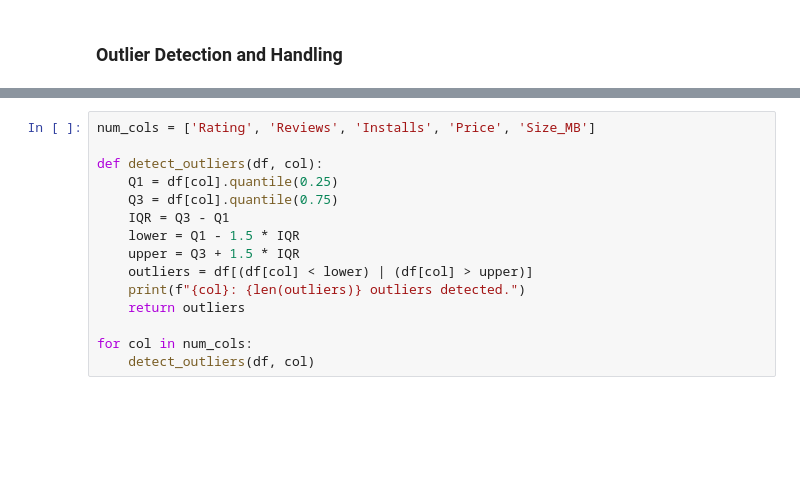
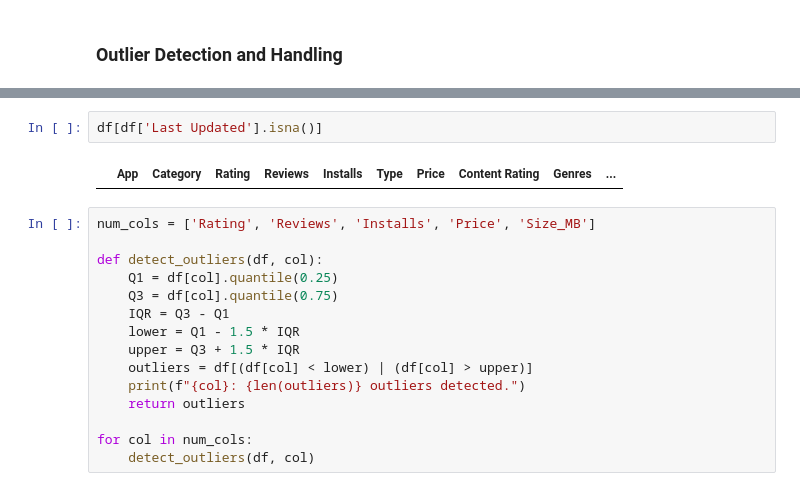
Before and after one commit to yousefmohtady1/Play-Store-apps-data-preprocessing, a Jupyter notebook: script.ipynb, the cells around one changed output, grey strips where cells are left out. Cells and saved outputs as stored; diff of their text form; blank space fills up the shorter version.

```diff
--- a/script.ipynb
+++ b/script.ipynb
@@ -630,6 +732,10 @@ df.describe()
 | 75% | 4.500000 | 4.643825e+04 | 1.000000e+06 | 0.000000 | 2018-07-19 00:00:00 | 26.000000 | 4.100000 |
 | max | 5.000000 | 7.815831e+07 | 1.000000e+09 | 400.000000 | 2018-08-08 00:00:00 | 100.000000 | 8.000000 |
 | std | 0.485617 | 2.696905e+06 | 8.024331e+07 | 16.279408 | NaN | 21.020598 | 0.792906 |
+# %%
+df[df['Last Updated'].isna()]
+# %% [output]
+|  | App | Category | Rating | Reviews | Installs | Type | Price | Content Rating | Genres | ... |
 # %%
 num_cols = ['Rating', 'Reviews', 'Installs', 'Price', 'Size_MB']
 
```
Also changed, not shown: parts of 7 cells of this notebook.
